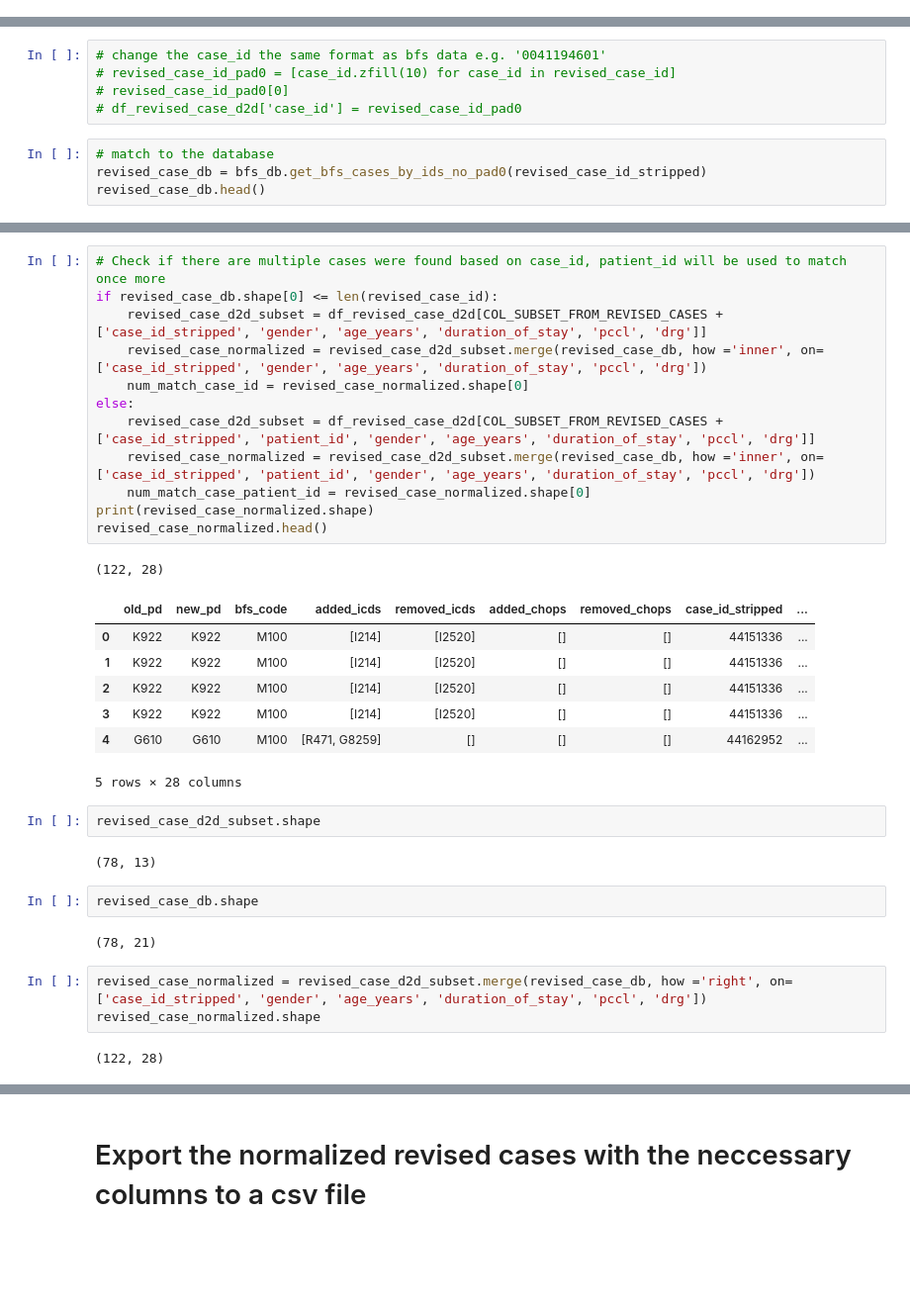
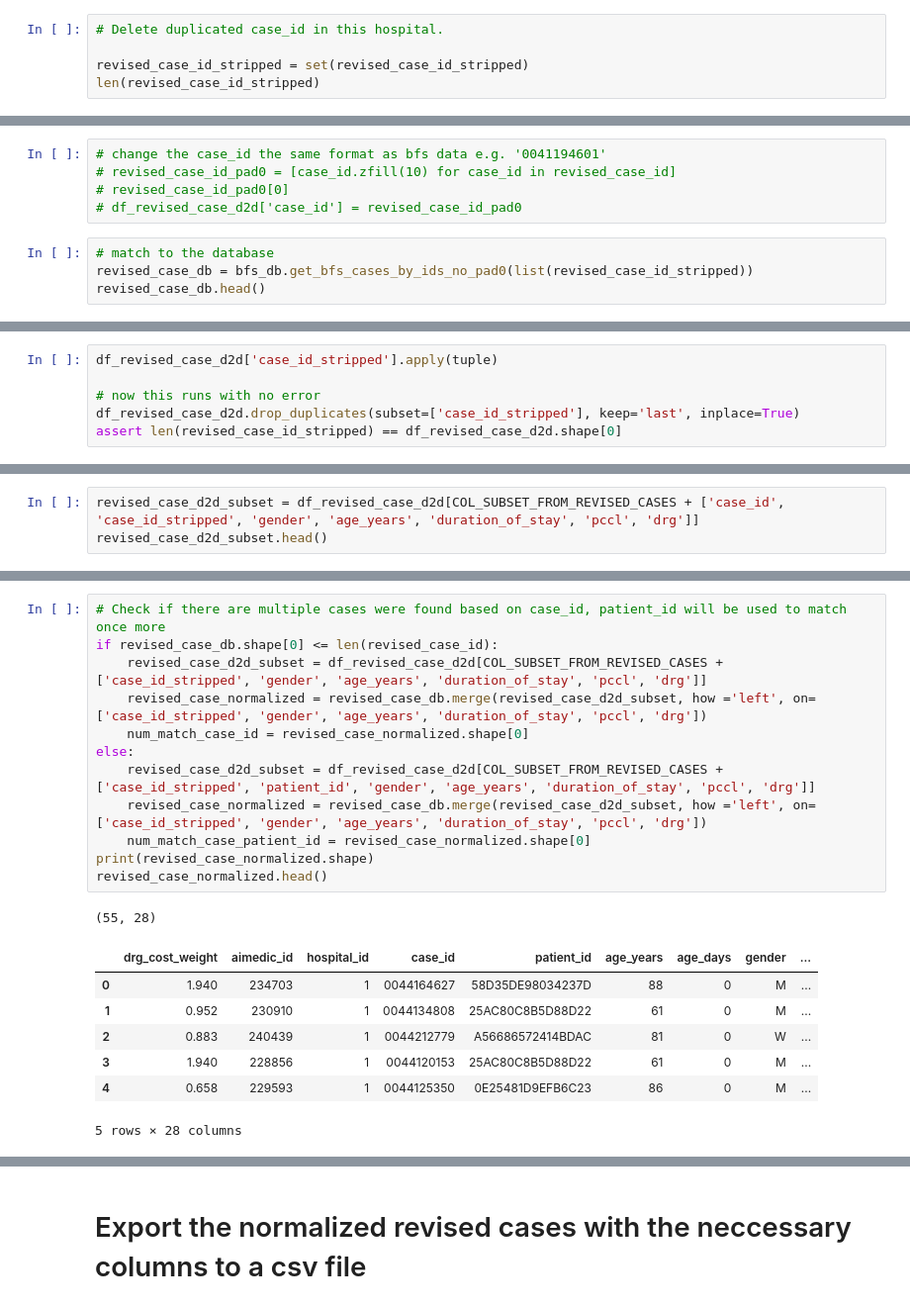
Before and after one commit to anschauf/code-scout-python, a Jupyter notebook: src/revised_case_normalization/Hirslanden_Zurich_2019_normalization.ipynb, the cells around one changed output, grey strips where cells are left out. Shown: that part at 99% size. Cells and saved outputs as stored; diff of their text form; blank space fills up the shorter version.

```diff
--- a/src/revised_case_normalization/Hirslanden_Zurich_2019_normalization.ipynb
+++ b/src/revised_case_normalization/Hirslanden_Zurich_2019_normalization.ipynb
@@ -114,0 +103,5 @@ revised_case_id_stripped = [case_id.lstrip('0') for case_id in revised_case_id]
+# %%
+# Delete duplicated case_id in this hospital.
+
+revised_case_id_stripped = set(revised_case_id_stripped)
+len(revised_case_id_stripped)
@@ -119,7 +114,7 @@ revised_case_id_stripped = [case_id.lstrip('0') for case_id in revised_case_id]
 # df_revised_case_d2d['case_id'] = revised_case_id_pad0
 # %%
 # match to the database
-revised_case_db = bfs_db.get_bfs_cases_by_ids_no_pad0(revised_case_id_stripped)
+revised_case_db = bfs_db.get_bfs_cases_by_ids_no_pad0(list(revised_case_id_stripped))
 revised_case_db.head()
 # %% [output]
 |  | drg_cost_weight | aimedic_id | hospital_id | case_id | patient_id | age_years | age_days | gender | ... |
@@ -160,0 +139,6 @@ print(revised_case_db.shape[0], len(df_revised_case_d2d))
+# %%
+df_revised_case_d2d['case_id_stripped'].apply(tuple)
+
+# now this runs with no error
+df_revised_case_d2d.drop_duplicates(subset=['case_id_stripped'], keep='last', inplace=True)
+assert len(revised_case_id_stripped) == df_revised_case_d2d.shape[0]
@@ -160,0 +148,3 @@ print(revised_case_db.shape[0], len(df_revised_case_d2d))
+# %%
+revised_case_d2d_subset = df_revised_case_d2d[COL_SUBSET_FROM_REVISED_CASES + ['case_id', 'case_id_stripped', 'gender', 'age_years', 'duration_of_stay', 'pccl', 'drg']]
+revised_case_d2d_subset.head()
@@ -161,34 +158,21 @@ print(revised_case_db.shape[0], len(df_revised_case_d2d))
 # %%
 # Check if there are multiple cases were found based on case_id, patient_id will be used to match once more
 if revised_case_db.shape[0] <= len(revised_case_id):
     revised_case_d2d_subset = df_revised_case_d2d[COL_SUBSET_FROM_REVISED_CASES + ['case_id_stripped', 'gender', 'age_years', 'duration_of_stay', 'pccl', 'drg']]
-    revised_case_normalized = revised_case_d2d_subset.merge(revised_case_db, how ='inner', on=['case_id_stripped', 'gender', 'age_years', 'duration_of_stay', 'pccl', 'drg'])
+    revised_case_normalized = revised_case_db.merge(revised_case_d2d_subset, how ='left', on=['case_id_stripped', 'gender', 'age_years', 'duration_of_stay', 'pccl', 'drg'])
     num_match_case_id = revised_case_normalized.shape[0]
 else:
     revised_case_d2d_subset = df_revised_case_d2d[COL_SUBSET_FROM_REVISED_CASES + ['case_id_stripped', 'patient_id', 'gender', 'age_years', 'duration_of_stay', 'pccl', 'drg']]
-    revised_case_normalized = revised_case_d2d_subset.merge(revised_case_db, how ='inner', on=['case_id_stripped', 'patient_id', 'gender', 'age_years', 'duration_of_stay', 'pccl', 'drg'])
+    revised_case_normalized = revised_case_db.merge(revised_case_d2d_subset, how ='left', on=['case_id_stripped', 'gender', 'age_years', 'duration_of_stay', 'pccl', 'drg'])
     num_match_case_patient_id = revised_case_normalized.shape[0]
 print(revised_case_normalized.shape)
 revised_case_normalized.head()
 # %% [output]
-(122, 28)
+(55, 28)
-|  | old_pd | new_pd | bfs_code | added_icds | removed_icds | added_chops | removed_chops | case_id_stripped | ... |
-| 0 | K922 | K922 | M100 | [I214] | [I2520] | [] | [] | 44151336 | ... |
-| 1 | K922 | K922 | M100 | [I214] | [I2520] | [] | [] | 44151336 | ... |
-| 2 | K922 | K922 | M100 | [I214] | [I2520] | [] | [] | 44151336 | ... |
-| 3 | K922 | K922 | M100 | [I214] | [I2520] | [] | [] | 44151336 | ... |
-| 4 | G610 | G610 | M100 | [R471, G8259] | [] | [] | [] | 44162952 | ... |
+|  | drg_cost_weight | aimedic_id | hospital_id | case_id | patient_id | age_years | age_days | gender | ... |
+| 0 | 1.940 | 234703 | 1 | 0044164627 | 58D35DE98034237D | 88 | 0 | M | ... |
+| 1 | 0.952 | 230910 | 1 | 0044134808 | 25AC80C8B5D88D22 | 61 | 0 | M | ... |
+| 2 | 0.883 | 240439 | 1 | 0044212779 | A56686572414BDAC | 81 | 0 | W | ... |
+| 3 | 1.940 | 228856 | 1 | 0044120153 | 25AC80C8B5D88D22 | 61 | 0 | M | ... |
+| 4 | 0.658 | 229593 | 1 | 0044125350 | 0E25481D9EFB6C23 | 86 | 0 | M | ... |
 5 rows × 28 columns
-# %%
-revised_case_d2d_subset.shape
-# %% [output]
-(78, 13)
-# %%
-revised_case_db.shape
-# %% [output]
-(78, 21)
-# %%
-revised_case_normalized = revised_case_d2d_subset.merge(revised_case_db, how ='right', on=['case_id_stripped', 'gender', 'age_years', 'duration_of_stay', 'pccl', 'drg'])
-revised_case_normalized.shape
-# %% [output]
-(122, 28)
```
Also changed, not shown: parts of 17 cells of this notebook, 10 other files.
